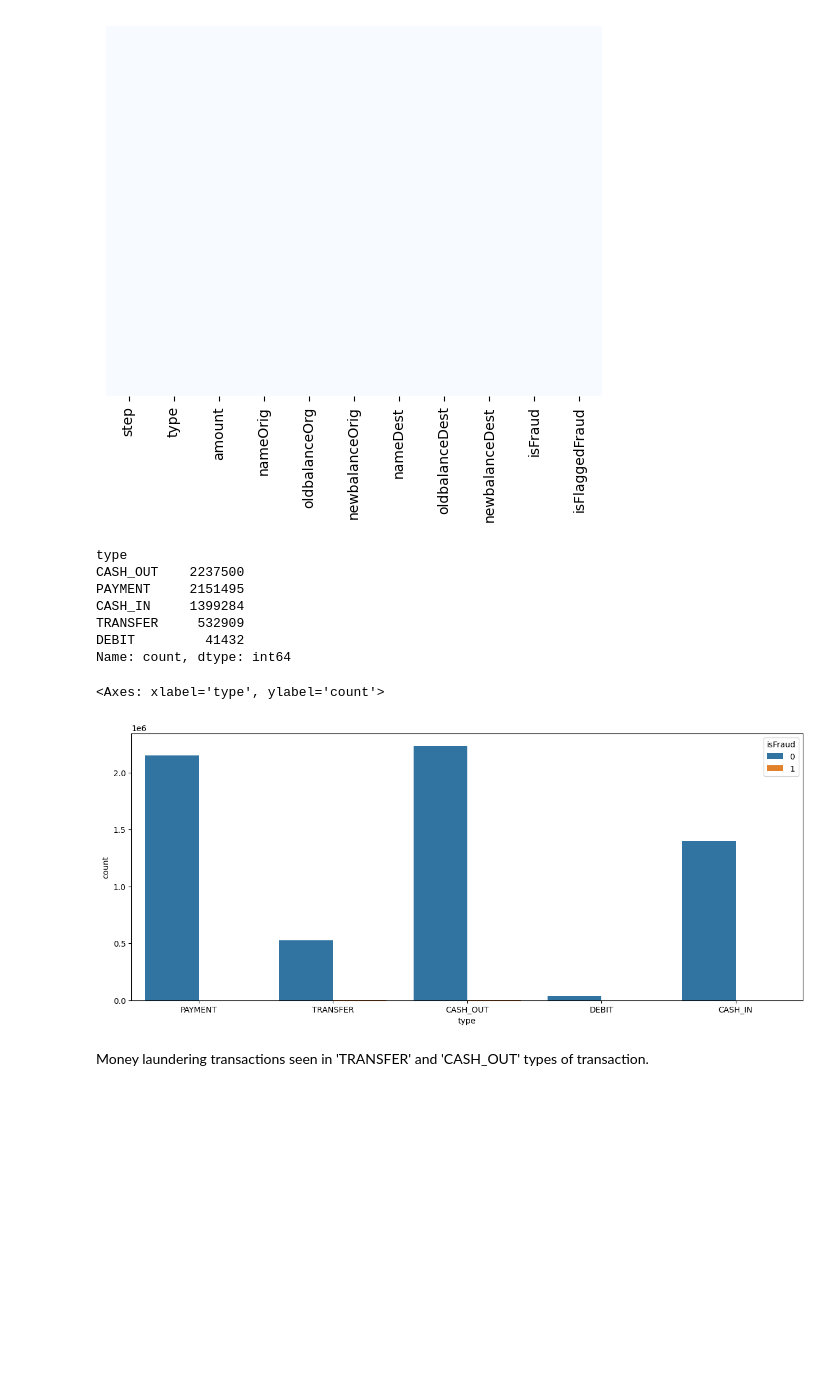
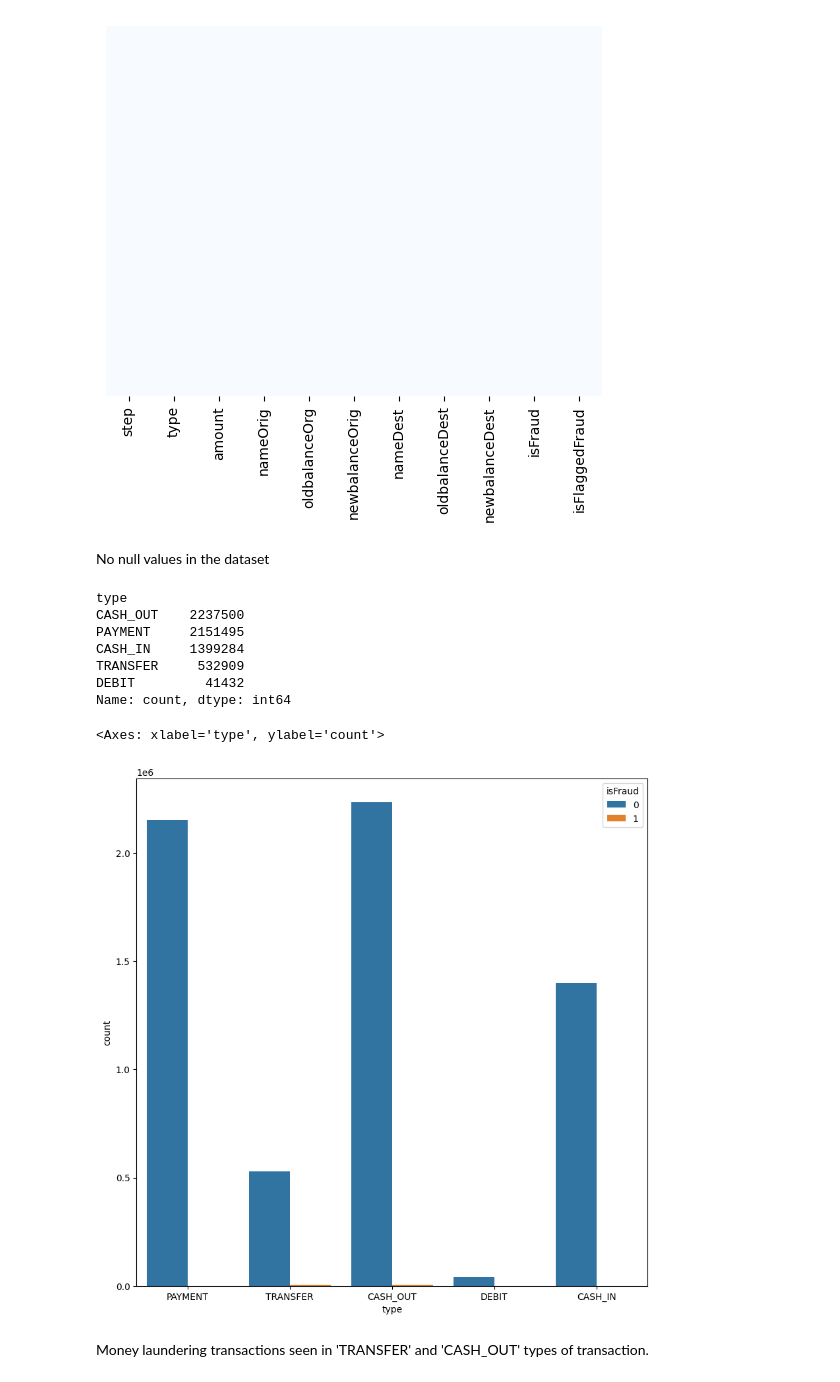
Before and after one commit to Kevin-Mugo/Anti-money-laundering-AML-, a Jupyter notebook: Untitled3.ipynb, the cells around one changed output. Drawn from its saved outputs; the diff is of its cells as text; code cells hidden in the pictures; blank space fills up the shorter version.

```diff
--- a/Untitled3.ipynb
+++ b/Untitled3.ipynb
@@ -118,4 +118,6 @@ sns.heatmap(Aml_data.isnull(), yticklabels= False , cbar= False, cmap="Blues")
 # %% [output]
 <Axes: >
 [figure]
+# %% [markdown]
+No null values in the dataset
 # %%
@@ -131,11 +133,11 @@ DEBIT         41432
 Name: count, dtype: int64
 # %%
 #Check for relationship between money laundering transactions with any type of tansactions.
-plt.figure(figsize= (15,6))
+plt.figure(figsize= (10,10))
 sns.countplot(x= 'type' , hue= 'isFraud', data=Aml_data)
 # %% [output]
 <Axes: xlabel='type', ylabel='count'>
-[figure, old version]
+[figure, new version]
 # %% [markdown]
 Money laundering transactions seen in 'TRANSFER' and 'CASH_OUT' types of transaction.
 # %%
```
Also changed, not shown: parts of 7 cells of this notebook.
